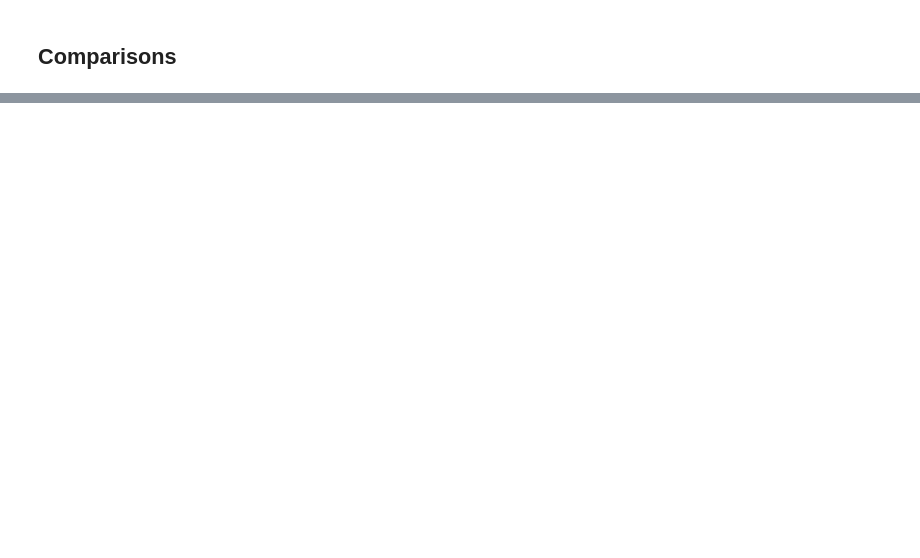
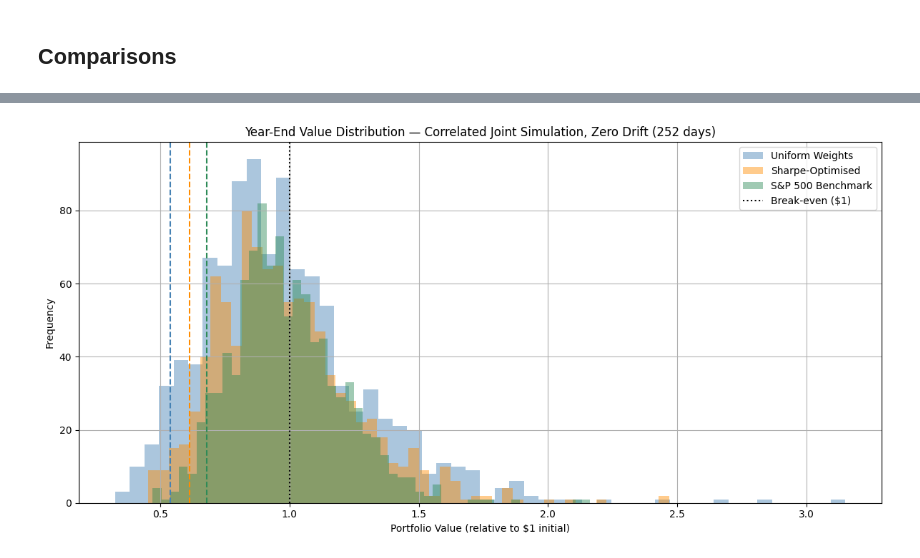
Before and after one commit to tm3023/Stock-Portfolio-Analysis, a Jupyter notebook: Portfolio_Analysis.ipynb, the cells around one changed output, grey strips where cells are left out. Cells and saved outputs as stored; diff of their text form; code cells hidden in the pictures; blank space fills up the shorter version.

```diff
--- a/Portfolio_Analysis.ipynb
+++ b/Portfolio_Analysis.ipynb
@@ -532,0 +514,80 @@ We observe much worse mean returns but better risk metrics suggesting more stabl
+# %%
+# SAFETY TEST: Correlated joint simulation (zero drift) -------------------
+# Portfolio stocks and S&P 500 are drawn from a single joint multivariate
+# normal distribution driven by the same random numbers.  Zero drift ensures
+# the comparison captures pure volatility / correlation differences, not
+# a recent short-term trend in the estimation window.
+
+joint_test = pd.concat(
+    [test_returns[selected_tickers], sp500_test.rename('^GSPC')], axis=1
+).dropna()
+
+joint_drift = np.zeros(len(joint_test.columns))   # zero drift
+joint_cov   = joint_test.cov().values
+n_assets    = len(selected_tickers)
+
+rng_safety  = np.random.default_rng(SEED)
+joint_draws = rng_safety.multivariate_normal(
+    joint_drift, joint_cov, size=(N_SIMULATIONS, N_DAYS), method='svd'
+)  # shape: (N_SIMULATIONS, N_DAYS, n_assets + 1)
+
+port_draws  = joint_draws[:, :, :n_assets]
+sp500_draws = joint_draws[:, :, n_assets]
+
+def joint_paths(weights):
+    return np.cumprod(1 + port_draws @ weights, axis=1).T
+
+paths_uniform = joint_paths(uniform_weights)
+paths_opt     = joint_paths(opt_weights)
+paths_bench   = np.cumprod(1 + sp500_draws, axis=1).T
+
+final_uniform = paths_uniform[-1, :]
+final_opt     = paths_opt[-1, :]
+final_bench   = paths_bench[-1, :]
+
+# Outperformance probabilities (identical scenario for both)
+p_opt_beats  = (final_opt     > final_bench).mean()
+p_unif_beats = (final_uniform > final_bench).mean()
+print("Probability of beating S&P 500 at year-end (zero drift, same scenario):")
+print(f"  Sharpe-Optimised: {p_opt_beats:.1%}")
+print(f"  Uniform Weights:  {p_unif_beats:.1%}")
+
+def safety_row(label, paths):
+    final = paths[-1, :]
+    v95   = np.percentile(final, 5)
+    return {
+        'Strategy':          label,
+        'Std Dev':           final.std(),
+        'Prob. of Loss':     (final < 1.0).mean(),
+        'VaR (5%)':          1 - v95,
+        'CVaR (5%)':         1 - final[final < v95].mean(),
+        'Mean Max Drawdown': drawdowns_from_paths(paths).mean(),
+    }
+
+safety_df = pd.DataFrame([
+    safety_row('Uniform Weights',   paths_uniform),
+    safety_row('Sharpe-Optimised',  paths_opt),
+    safety_row('S&P 500 Benchmark', paths_bench),
+]).set_index('Strategy')
+
+# Overlaid histogram
+fig, ax = plt.subplots(figsize=(12, 6))
+palette = {'Uniform Weights': 'steelblue', 'Sharpe-Optimised': 'darkorange', 'S&P 500 Benchmark': 'seagreen'}
+for label, final in [('Uniform Weights', final_uniform), ('Sharpe-Optimised', final_opt),
+                     ('S&P 500 Benchmark', final_bench)]:
+    ax.hist(final, bins=50, alpha=0.45, color=palette[label], edgecolor='none', label=label)
+    ax.axvline(np.percentile(final, 5), color=palette[label], linestyle='--', linewidth=1.5)
+
+ax.axvline(1.0, color='black', linestyle=':', linewidth=1.5, label='Break-even ($1)')
+ax.set_title(f'Year-End Value Distribution — Correlated Joint Simulation, Zero Drift ({N_DAYS} days)')
+ax.set_xlabel('Portfolio Value (relative to $1 initial)')
+ax.set_ylabel('Frequency')
+ax.legend()
+ax.grid(True)
+plt.tight_layout()
+plt.show()
+
+print("\nSafety Metrics (zero-drift correlated simulation):")
+print(safety_df.map('{:.2%}'.format).to_string())
+safety_df.style.format('{:.2%}')
+# %% [output]
@@ -532,0 +597 @@ We observe much worse mean returns but better risk metrics suggesting more stabl
+[figure, added]
```
Also changed, not shown: parts of 16 cells of this notebook, 12 other files.
